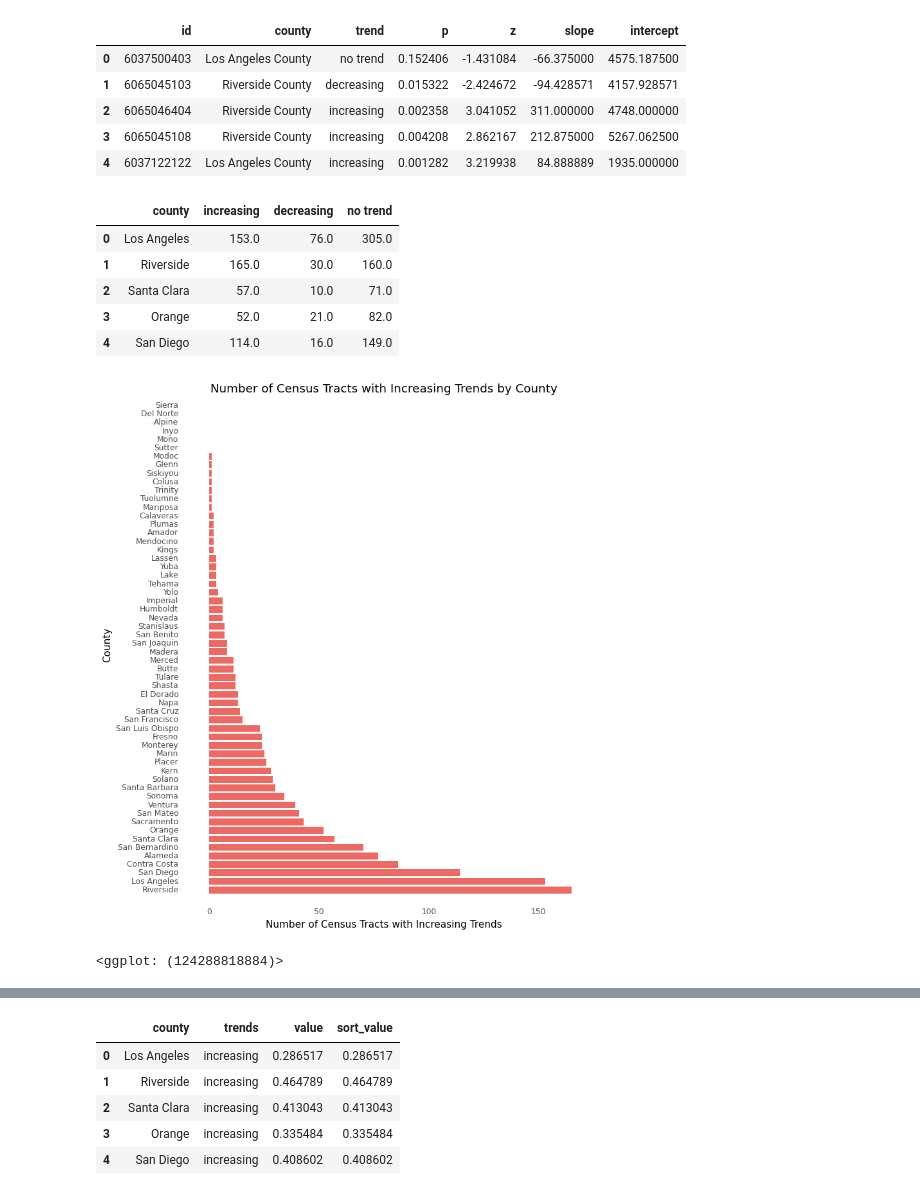
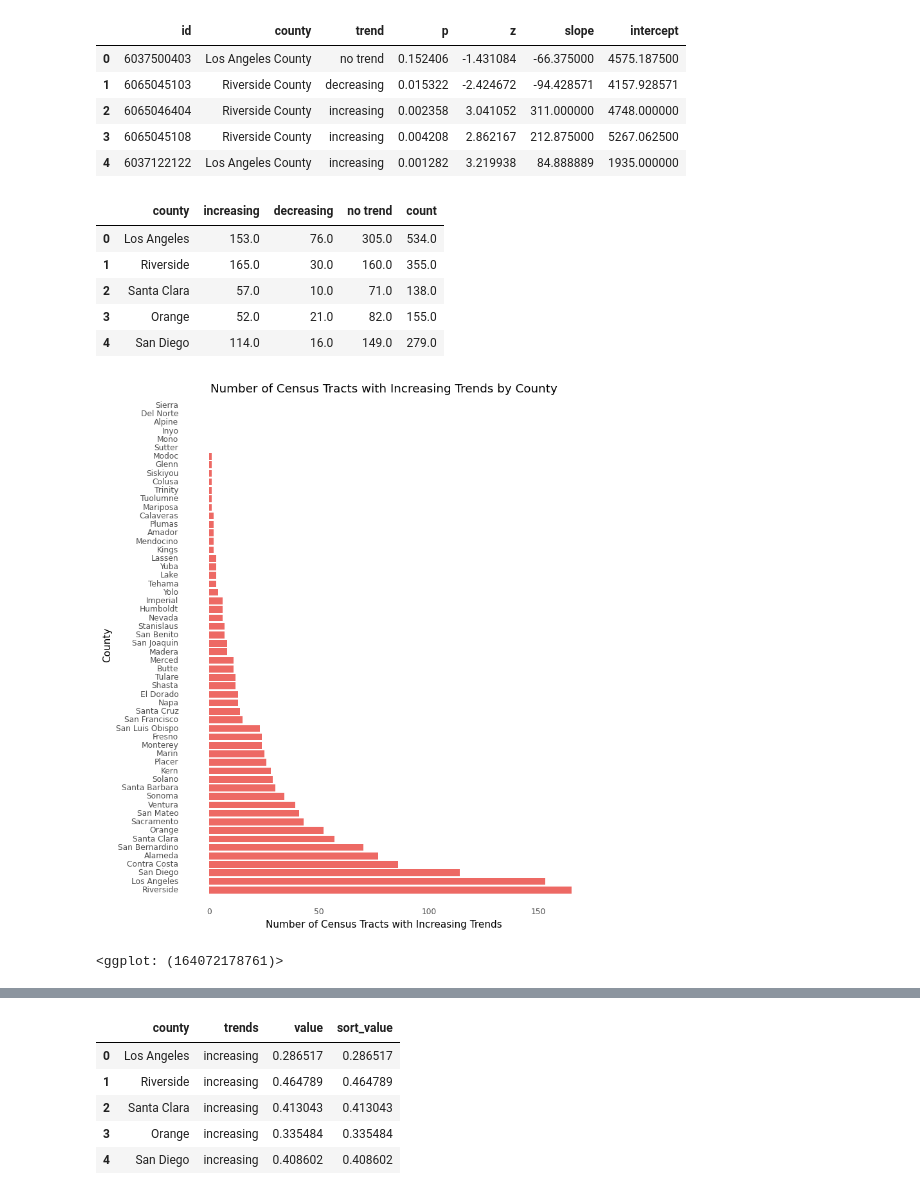
Before and after one commit to jeviner/Wildfires-GCI, a Jupyter notebook: trend_figures/trend_figures.ipynb, the cells around one changed output, grey strips where cells are left out. Saved outputs shown, nothing was run; the diff lists cells and outputs as text; code cells hidden in the pictures.

```diff
--- a/trend_figures/trend_figures.ipynb
+++ b/trend_figures/trend_figures.ipynb
@@ -31,24 +31,26 @@ df.head()
 # %%
 # Initialize county df
 county_list = df["county"].unique()
 county_df = pd.DataFrame({"county": [ remove_last_word(county) for county in county_list ],
                           "increasing": np.zeros(len(county_list)),
                           "decreasing": np.zeros(len(county_list)),
-                          "no trend": np.zeros(len(county_list))})
+                          "no trend": np.zeros(len(county_list)),
+                          "count": np.zeros(len(county_list))})
 for index, row in df.iterrows():
     trend = row["trend"]
     county = remove_last_word(row["county"])
     county_df.loc[county_df["county"] == county, trend] += 1
+    county_df.loc[county_df["county"] == county, "count"] += 1
 
 totals = { remove_last_word(county): len(df[df["county"] == county]) for county in county_list }
 county_df.head()
 # %% [output]
-|  | county | increasing | decreasing | no trend |
-| 0 | Los Angeles | 153.0 | 76.0 | 305.0 |
-| 1 | Riverside | 165.0 | 30.0 | 160.0 |
-| 2 | Santa Clara | 57.0 | 10.0 | 71.0 |
-| 3 | Orange | 52.0 | 21.0 | 82.0 |
-| 4 | San Diego | 114.0 | 16.0 | 149.0 |
+|  | county | increasing | decreasing | no trend | count |
+| 0 | Los Angeles | 153.0 | 76.0 | 305.0 | 534.0 |
+| 1 | Riverside | 165.0 | 30.0 | 160.0 | 355.0 |
+| 2 | Santa Clara | 57.0 | 10.0 | 71.0 | 138.0 |
+| 3 | Orange | 52.0 | 21.0 | 82.0 | 155.0 |
+| 4 | San Diego | 114.0 | 16.0 | 149.0 | 279.0 |
 # %%
 blue = "#4A86CF"
 red = "#ED6964"
@@ -61,4 +64,4 @@ ggplot(county_df, aes("reorder(county, -increasing)", "increasing")) + \
     labs(x="County", y="Number of Census Tracts with Increasing Trends", title="Number of Census Tracts with Increasing Trends by County")
 # %% [output]
 [figure]
-<ggplot: (124288818884)>
+<ggplot: (164072178761)>
```
Also changed, not shown: parts of 5 cells of this notebook, 3 other files.
